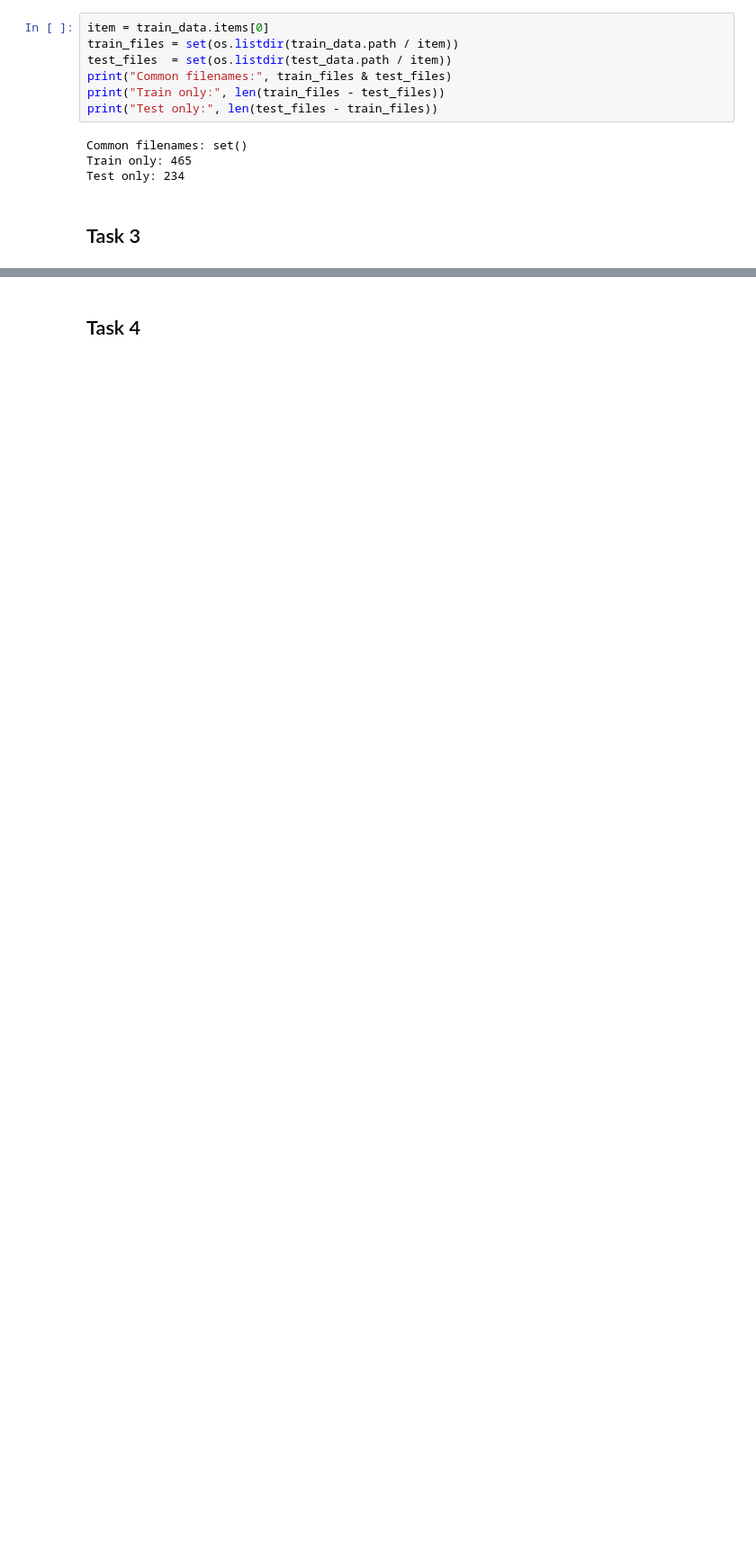
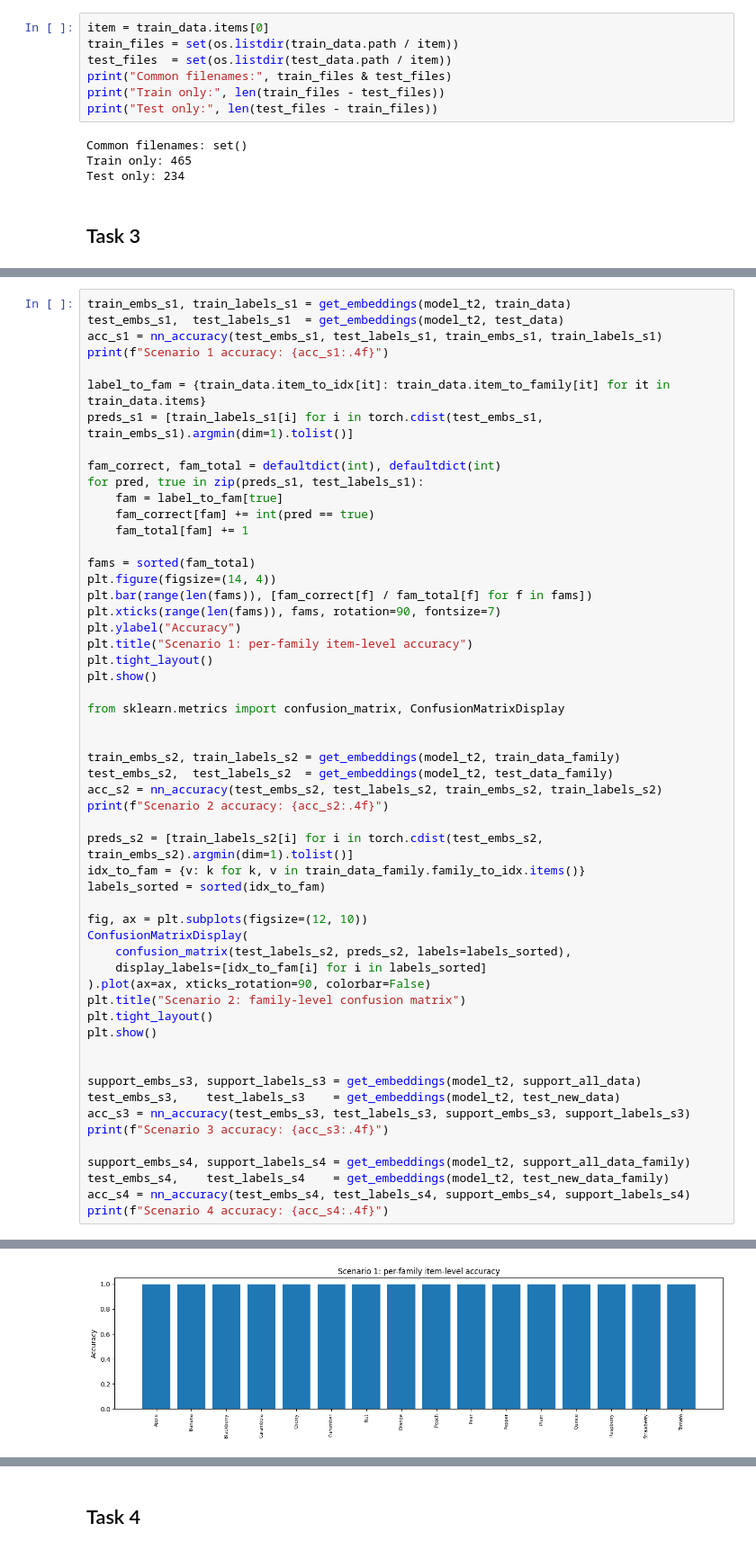
Before and after one commit to Annes2/deepLearning, a Jupyter notebook: ass1_skeleton.ipynb, the cells around one changed output, grey strips where cells are left out. Shown at 90% size. Drawn from its saved outputs; the diff is of its cells as text; blank space fills up the shorter version.

```diff
--- a/ass1_skeleton.ipynb
+++ b/ass1_skeleton.ipynb
@@ -565,0 +636,56 @@ test_data_both = GardenDataset(class_level="both",transform=transform,subset="te
+# %%
+train_embs_s1, train_labels_s1 = get_embeddings(model_t2, train_data)
+test_embs_s1,  test_labels_s1  = get_embeddings(model_t2, test_data)
+acc_s1 = nn_accuracy(test_embs_s1, test_labels_s1, train_embs_s1, train_labels_s1)
+print(f"Scenario 1 accuracy: {acc_s1:.4f}")
+
+label_to_fam = {train_data.item_to_idx[it]: train_data.item_to_family[it] for it in train_data.items}
+preds_s1 = [train_labels_s1[i] for i in torch.cdist(test_embs_s1, train_embs_s1).argmin(dim=1).tolist()]
+
+fam_correct, fam_total = defaultdict(int), defaultdict(int)
+for pred, true in zip(preds_s1, test_labels_s1):
+    fam = label_to_fam[true]
+    fam_correct[fam] += int(pred == true)
+    fam_total[fam] += 1
+
+fams = sorted(fam_total)
+plt.figure(figsize=(14, 4))
+plt.bar(range(len(fams)), [fam_correct[f] / fam_total[f] for f in fams])
+plt.xticks(range(len(fams)), fams, rotation=90, fontsize=7)
+plt.ylabel("Accuracy")
+plt.title("Scenario 1: per-family item-level accuracy")
+plt.tight_layout()
+plt.show()
+
+from sklearn.metrics import confusion_matrix, ConfusionMatrixDisplay
+
+
+train_embs_s2, train_labels_s2 = get_embeddings(model_t2, train_data_family)
+test_embs_s2,  test_labels_s2  = get_embeddings(model_t2, test_data_family)
+acc_s2 = nn_accuracy(test_embs_s2, test_labels_s2, train_embs_s2, train_labels_s2)
+print(f"Scenario 2 accuracy: {acc_s2:.4f}")
+
+preds_s2 = [train_labels_s2[i] for i in torch.cdist(test_embs_s2, train_embs_s2).argmin(dim=1).tolist()]
+idx_to_fam = {v: k for k, v in train_data_family.family_to_idx.items()}
+labels_sorted = sorted(idx_to_fam)
+
+fig, ax = plt.subplots(figsize=(12, 10))
+ConfusionMatrixDisplay(
+    confusion_matrix(test_labels_s2, preds_s2, labels=labels_sorted),
+    display_labels=[idx_to_fam[i] for i in labels_sorted]
+).plot(ax=ax, xticks_rotation=90, colorbar=False)
+plt.title("Scenario 2: family-level confusion matrix")
+plt.tight_layout()
+plt.show()
+
+
+support_embs_s3, support_labels_s3 = get_embeddings(model_t2, support_all_data)
+test_embs_s3,    test_labels_s3    = get_embeddings(model_t2, test_new_data)
+acc_s3 = nn_accuracy(test_embs_s3, test_labels_s3, support_embs_s3, support_labels_s3)
+print(f"Scenario 3 accuracy: {acc_s3:.4f}")
+
+support_embs_s4, support_labels_s4 = get_embeddings(model_t2, support_all_data_family)
+test_embs_s4,    test_labels_s4    = get_embeddings(model_t2, test_new_data_family)
+acc_s4 = nn_accuracy(test_embs_s4, test_labels_s4, support_embs_s4, support_labels_s4)
+print(f"Scenario 4 accuracy: {acc_s4:.4f}")
+# %% [output]
@@ -565,0 +693 @@ test_data_both = GardenDataset(class_level="both",transform=transform,subset="te
+[figure, added]
```
Also changed, not shown: parts of 12 cells of this notebook.
